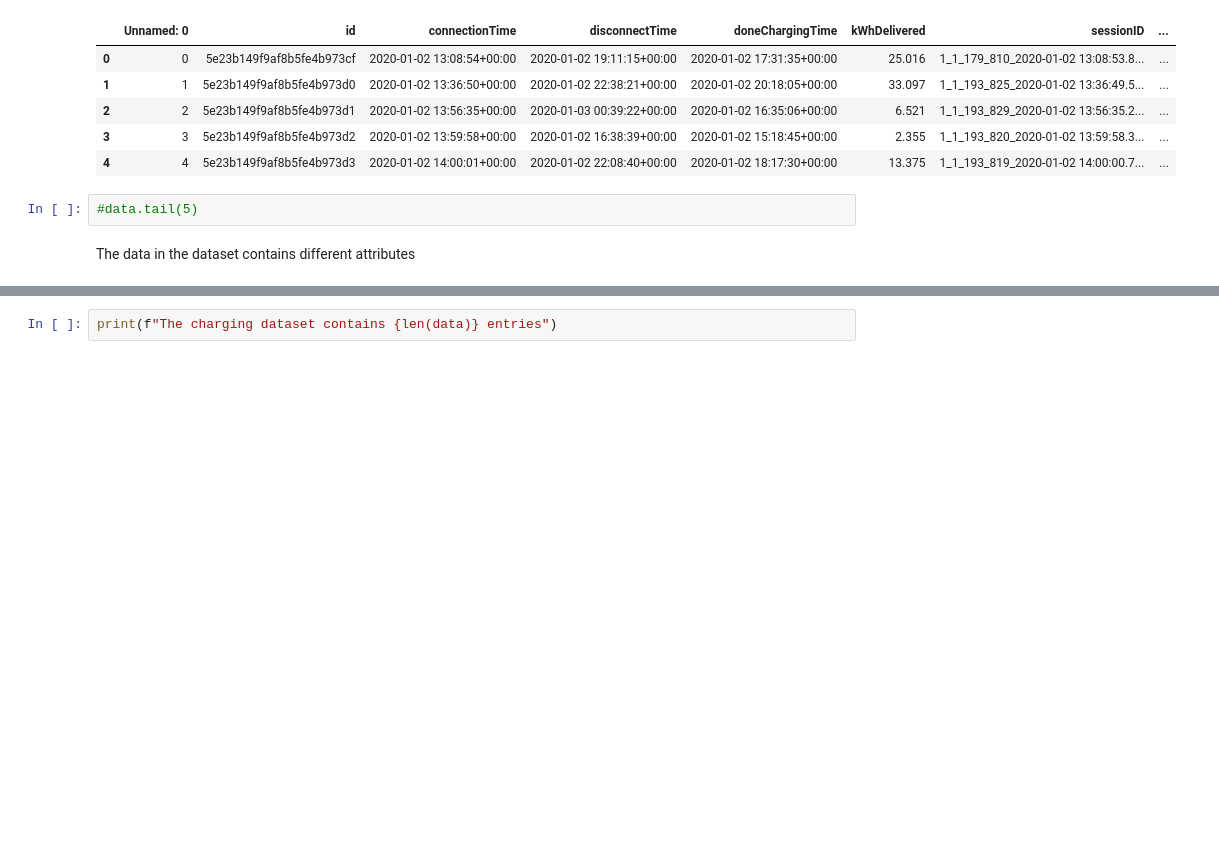
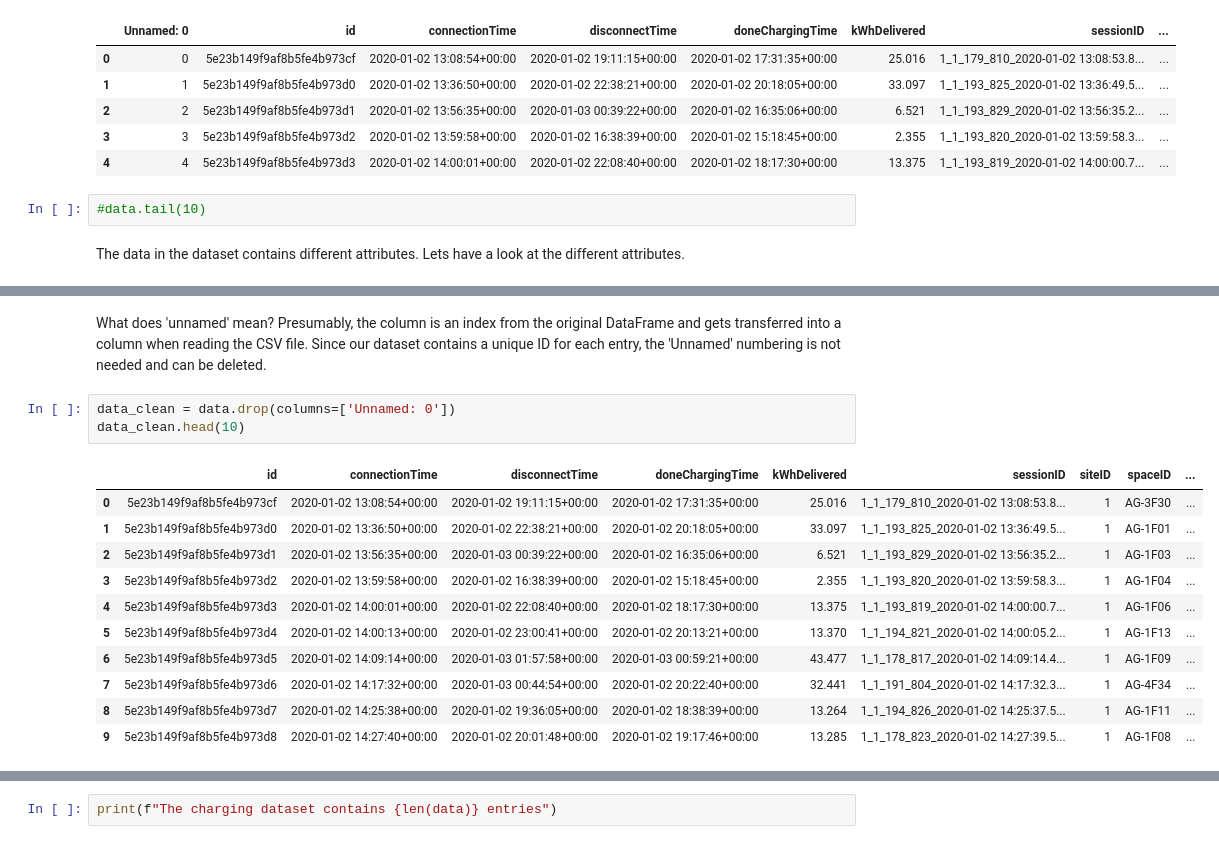
Before and after one commit to Zeyd263/DataDynamos, a Jupyter notebook: DataPreparaton.ipynb, the cells around one changed output, grey strips where cells are left out. Saved outputs shown, nothing was run; the diff lists cells and outputs as text; blank space fills up the shorter version.

Commit message:
conversions of data and splitting of dataset

```diff
--- a/DataPreparaton.ipynb
+++ b/DataPreparaton.ipynb
@@ -19,9 +19,9 @@ data.head(5)
 | 3 | 3 | 5e23b149f9af8b5fe4b973d2 | 2020-01-02 13:59:58+00:00 | 2020-01-02 16:38:39+00:00 | 2020-01-02 15:18:45+00:00 | 2.355 | 1_1_193_820_2020-01-02 13:59:58.3... | ... |
 | 4 | 4 | 5e23b149f9af8b5fe4b973d3 | 2020-01-02 14:00:01+00:00 | 2020-01-02 22:08:40+00:00 | 2020-01-02 18:17:30+00:00 | 13.375 | 1_1_193_819_2020-01-02 14:00:00.7... | ... |
 # %%
-#data.tail(5)
+#data.tail(10)
 # %% [markdown]
-The data in the dataset contains different attributes
+The data in the dataset contains different attributes. Lets have a look at the different attributes.
 # %%
 data.columns
 # %% [output]
@@ -31,0 +29,18 @@ Index(['Unnamed: 0', 'id', 'connectionTime', 'disconnectTime',
+# %% [markdown]
+What does 'unnamed' mean?
+Presumably, the column is an index from the original DataFrame and gets transferred into a column when reading the CSV file. Since our dataset contains a unique ID for each entry, the 'Unnamed' numbering is not needed and can be deleted.
+# %%
+data_clean = data.drop(columns=['Unnamed: 0'])
+data_clean.head(10)
+# %% [output]
+|  | id | connectionTime | disconnectTime | doneChargingTime | kWhDelivered | sessionID | siteID | spaceID | ... |
+| 0 | 5e23b149f9af8b5fe4b973cf | 2020-01-02 13:08:54+00:00 | 2020-01-02 19:11:15+00:00 | 2020-01-02 17:31:35+00:00 | 25.016 | 1_1_179_810_2020-01-02 13:08:53.8... | 1 | AG-3F30 | ... |
+| 1 | 5e23b149f9af8b5fe4b973d0 | 2020-01-02 13:36:50+00:00 | 2020-01-02 22:38:21+00:00 | 2020-01-02 20:18:05+00:00 | 33.097 | 1_1_193_825_2020-01-02 13:36:49.5... | 1 | AG-1F01 | ... |
+| 2 | 5e23b149f9af8b5fe4b973d1 | 2020-01-02 13:56:35+00:00 | 2020-01-03 00:39:22+00:00 | 2020-01-02 16:35:06+00:00 | 6.521 | 1_1_193_829_2020-01-02 13:56:35.2... | 1 | AG-1F03 | ... |
+| 3 | 5e23b149f9af8b5fe4b973d2 | 2020-01-02 13:59:58+00:00 | 2020-01-02 16:38:39+00:00 | 2020-01-02 15:18:45+00:00 | 2.355 | 1_1_193_820_2020-01-02 13:59:58.3... | 1 | AG-1F04 | ... |
+| 4 | 5e23b149f9af8b5fe4b973d3 | 2020-01-02 14:00:01+00:00 | 2020-01-02 22:08:40+00:00 | 2020-01-02 18:17:30+00:00 | 13.375 | 1_1_193_819_2020-01-02 14:00:00.7... | 1 | AG-1F06 | ... |
+| 5 | 5e23b149f9af8b5fe4b973d4 | 2020-01-02 14:00:13+00:00 | 2020-01-02 23:00:41+00:00 | 2020-01-02 20:13:21+00:00 | 13.370 | 1_1_194_821_2020-01-02 14:00:05.2... | 1 | AG-1F13 | ... |
+| 6 | 5e23b149f9af8b5fe4b973d5 | 2020-01-02 14:09:14+00:00 | 2020-01-03 01:57:58+00:00 | 2020-01-03 00:59:21+00:00 | 43.477 | 1_1_178_817_2020-01-02 14:09:14.4... | 1 | AG-1F09 | ... |
+| 7 | 5e23b149f9af8b5fe4b973d6 | 2020-01-02 14:17:32+00:00 | 2020-01-03 00:44:54+00:00 | 2020-01-02 20:22:40+00:00 | 32.441 | 1_1_191_804_2020-01-02 14:17:32.3... | 1 | AG-4F34 | ... |
+| 8 | 5e23b149f9af8b5fe4b973d7 | 2020-01-02 14:25:38+00:00 | 2020-01-02 19:36:05+00:00 | 2020-01-02 18:38:39+00:00 | 13.264 | 1_1_194_826_2020-01-02 14:25:37.5... | 1 | AG-1F11 | ... |
+| 9 | 5e23b149f9af8b5fe4b973d8 | 2020-01-02 14:27:40+00:00 | 2020-01-02 20:01:48+00:00 | 2020-01-02 19:17:46+00:00 | 13.285 | 1_1_178_823_2020-01-02 14:27:39.5... | 1 | AG-1F08 | ... |
```
Also changed, not shown: parts of 33 cells of this notebook.
